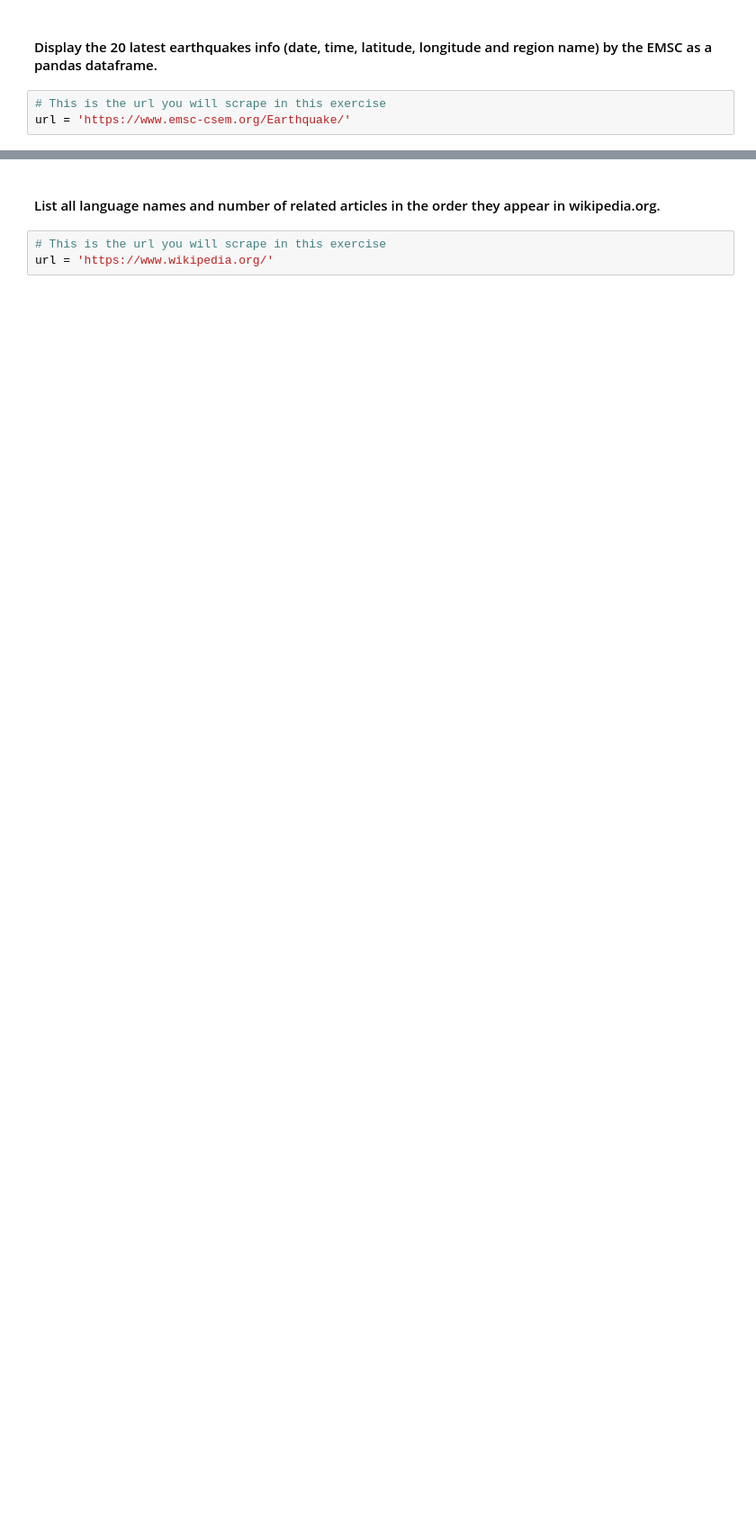
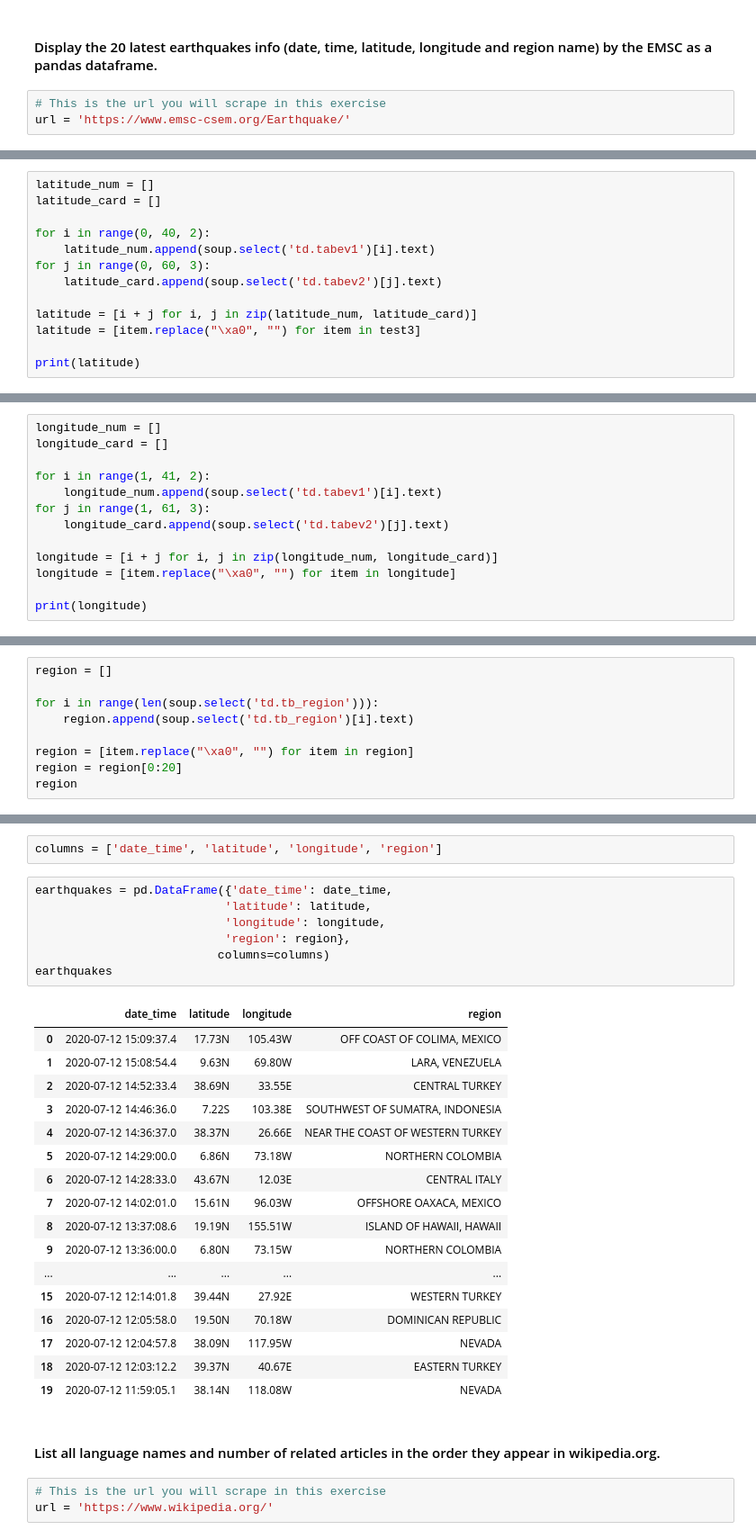
Before and after one commit to ta-data-bcn/lab-web-scraping, a Jupyter notebook: your-code/main.ipynb, the cells around one changed output, grey strips where cells are left out. Shown at 90% size. Saved outputs shown, nothing was run; the diff lists cells and outputs as text; blank space fills up the shorter version.

```diff
--- a/your-code/main.ipynb
+++ b/your-code/main.ipynb
@@ -474,0 +585,13 @@ url = 'https://www.emsc-csem.org/Earthquake/'
+# %%
+latitude_num = []
+latitude_card = []
+
+for i in range(0, 40, 2):
+    latitude_num.append(soup.select('td.tabev1')[i].text)
+for j in range(0, 60, 3):
+    latitude_card.append(soup.select('td.tabev2')[j].text)
+
+latitude = [i + j for i, j in zip(latitude_num, latitude_card)]
+latitude = [item.replace("\xa0", "") for item in test3]
+
+print(latitude)
@@ -474,0 +600,13 @@ url = 'https://www.emsc-csem.org/Earthquake/'
+# %%
+longitude_num = []
+longitude_card = []
+
+for i in range(1, 41, 2):
+    longitude_num.append(soup.select('td.tabev1')[i].text)
+for j in range(1, 61, 3):
+    longitude_card.append(soup.select('td.tabev2')[j].text)
+
+longitude = [i + j for i, j in zip(longitude_num, longitude_card)]
+longitude = [item.replace("\xa0", "") for item in longitude]
+
+print(longitude)
@@ -474,0 +619,9 @@ url = 'https://www.emsc-csem.org/Earthquake/'
+# %%
+region = []
+
+for i in range(len(soup.select('td.tb_region'))):
+    region.append(soup.select('td.tb_region')[i].text)
+
+region = [item.replace("\xa0", "") for item in region]
+region = region[0:20]
+region
@@ -475,3 +649,30 @@ url = 'https://www.emsc-csem.org/Earthquake/'
+# %%
+columns = ['date_time', 'latitude', 'longitude', 'region']
+# %%
+earthquakes = pd.DataFrame({'date_time': date_time,
+                           'latitude': latitude,
+                           'longitude': longitude,
+                           'region': region},
+                          columns=columns)
+earthquakes
+# %% [output]
+|  | date_time | latitude | longitude | region |
+| 0 | 2020-07-12 15:09:37.4 | 17.73N | 105.43W | OFF COAST OF COLIMA, MEXICO |
+| 1 | 2020-07-12 15:08:54.4 | 9.63N | 69.80W | LARA, VENEZUELA |
+| 2 | 2020-07-12 14:52:33.4 | 38.69N | 33.55E | CENTRAL TURKEY |
+| 3 | 2020-07-12 14:46:36.0 | 7.22S | 103.38E | SOUTHWEST OF SUMATRA, INDONESIA |
+| 4 | 2020-07-12 14:36:37.0 | 38.37N | 26.66E | NEAR THE COAST OF WESTERN TURKEY |
+| 5 | 2020-07-12 14:29:00.0 | 6.86N | 73.18W | NORTHERN COLOMBIA |
+| 6 | 2020-07-12 14:28:33.0 | 43.67N | 12.03E | CENTRAL ITALY |
+| 7 | 2020-07-12 14:02:01.0 | 15.61N | 96.03W | OFFSHORE OAXACA, MEXICO |
+| 8 | 2020-07-12 13:37:08.6 | 19.19N | 155.51W | ISLAND OF HAWAII, HAWAII |
+| 9 | 2020-07-12 13:36:00.0 | 6.80N | 73.15W | NORTHERN COLOMBIA |
+| ... | ... | ... | ... | ... |
+| 15 | 2020-07-12 12:14:01.8 | 39.44N | 27.92E | WESTERN TURKEY |
+| 16 | 2020-07-12 12:05:58.0 | 19.50N | 70.18W | DOMINICAN REPUBLIC |
+| 17 | 2020-07-12 12:04:57.8 | 38.09N | 117.95W | NEVADA |
+| 18 | 2020-07-12 12:03:12.2 | 39.37N | 40.67E | EASTERN TURKEY |
+| 19 | 2020-07-12 11:59:05.1 | 38.14N | 118.08W | NEVADA |
 # %% [markdown]
 #### List all language names and number of related articles in the order they appear in wikipedia.org.
 # %%
```
Also changed, not shown: parts of 34 cells of this notebook.
